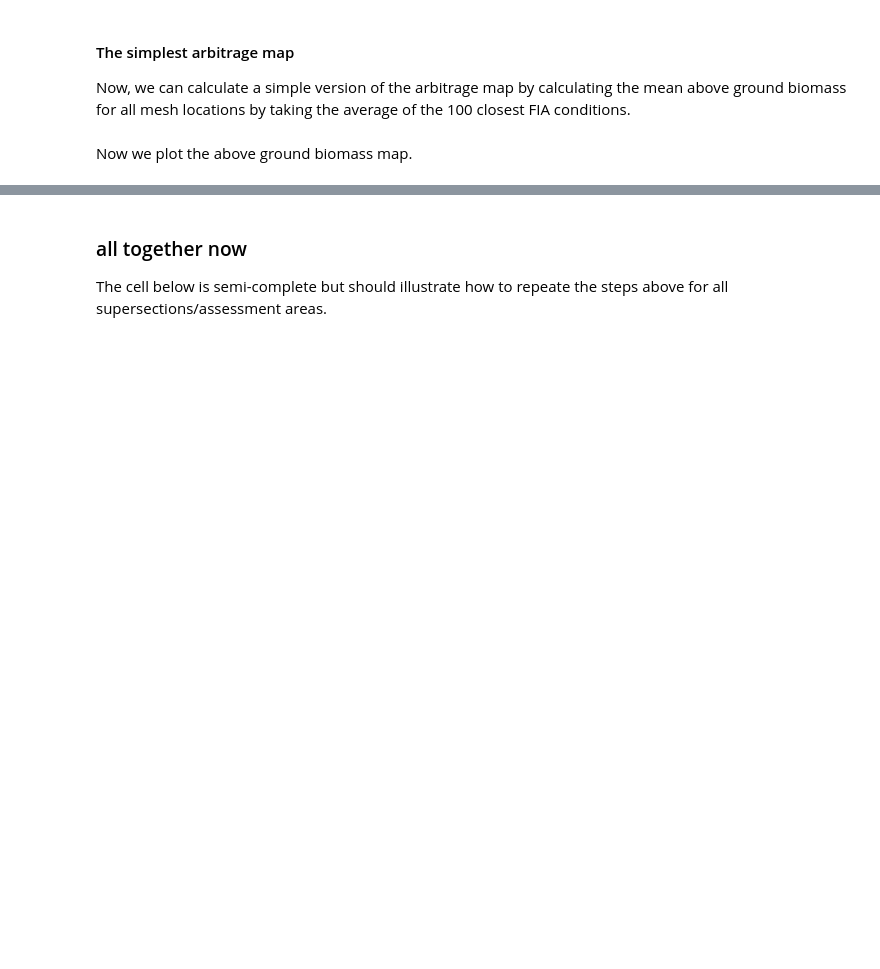
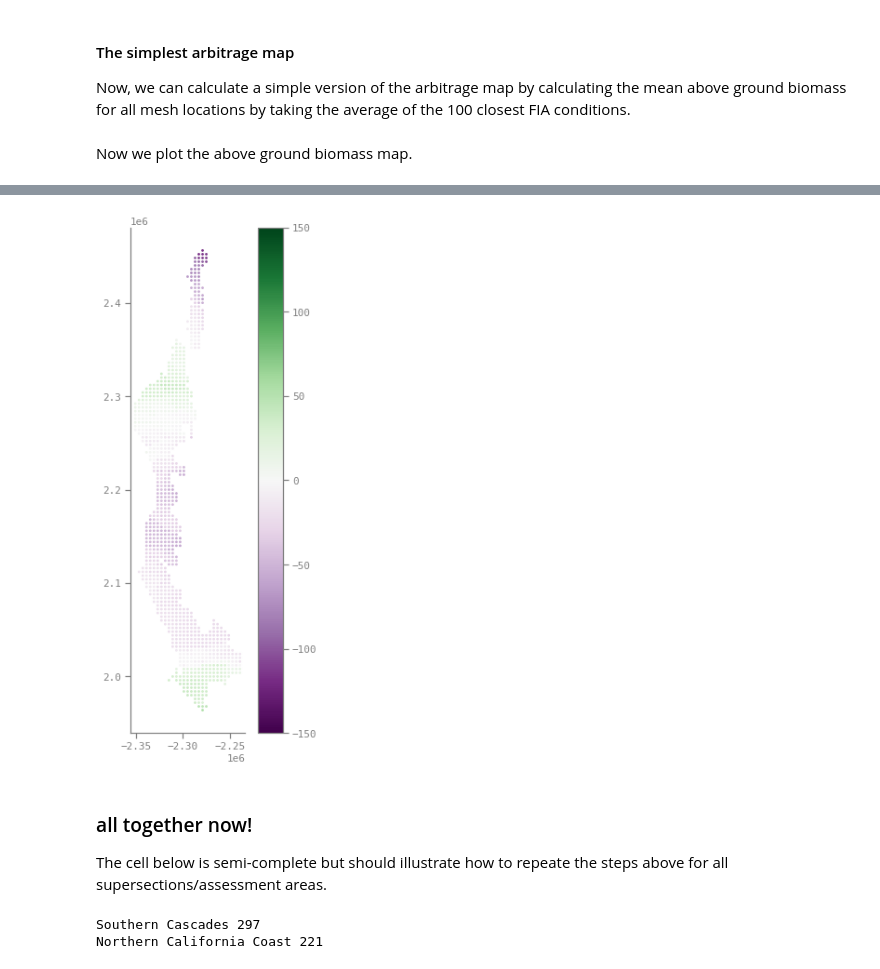
Before and after one commit to carbonplan/forest-offsets, a Jupyter notebook: notebooks/geographic_arbitrage.ipynb, the cells around one changed output, grey strips where cells are left out. Cells and saved outputs as stored; diff of their text form; code cells hidden in the pictures; blank space fills up the shorter version.

Commit message:
update geographic arbitrage to include fortype selection -- also make rough maps

```diff
--- a/notebooks/geographic_arbitrage.ipynb
+++ b/notebooks/geographic_arbitrage.ipynb
@@ -108,6 +240,9 @@ for p in supersection_mesh.geometry:
     inds = tree.query([xy], k=100, return_distance=False)[0]
     mean_agb.append(subset_df["adj_ag_biomass"].iloc[inds].mean())
 supersection_mesh["mean_agb"] = mean_agb
+# %%
+supersection_df = geopandas.clip(subset_df.reindex(), supersections.loc[[section_name]])
+supersection_mesh["mean_agb_diff"] = supersection_mesh["mean_agb"] - supersection_df["adj_ag_biomass"].mean()
 # %% [markdown]
 Now we plot the above ground biomass map.
 # %%
@@ -116,23 +253,40 @@ ax = supersection_mesh.plot("mean_agb", cmap="Greens", legend=True, ax=ax, marke
+# %%
+fig, ax = plt.subplots(figsize=(5, 10))
+ax = supersection_mesh.plot("mean_agb_diff", cmap="PRGn", legend=True, ax=ax, markersize=3, vmin=-150, vmax=150)
+# %% [output]
+[figure, added]
 # %% [markdown]
-### all together now
+### all together now!
 
 The cell below is semi-complete but should illustrate how to repeate the steps above for all
 supersections/assessment areas.
 # %%
-for supersection in supersections:
-    assessment_areas = ...
-    for assessment_area in assessment_areas:
+supersection_names = ['Southern Cascades', 'Northern California Coast']
+assessment_areas = [297, 221]
 
-        subset_df = ...  # e.g. df[df['forest_type'] < 400]
+fortype_dict = load_arb_fortypcds()
 
-        tree = KDTree(np.stack([subset_df.geometry.x.values, subset_df.geometry.y.values], axis=1))
+results = {}
+subsets = {}
 
-        supersection_mesh = geopandas.clip(mesh, supersections.loc[[supersection]])
+for supersection_name, aa_id in zip(supersection_names, assessment_areas):
+    print(supersection_name, aa_id)
 
-        mean_agb = []
-        for p in supersection_mesh.geometry:
-            xy = p.x, p.y
-            inds = tree.query([xy], k=100, return_distance=False)[0]
-            mean_agb.append(subset_df["adj_ag_biomass"].iloc[inds].mean())
+    subset_df = df[df['FORTYPCD'].isin(fortype_dict[aa_id])]
 
-        # add some logic to store/aggregate intermediate results
+    tree = KDTree(np.stack([subset_df.geometry.x.values, subset_df.geometry.y.values], axis=1))
+
+    supersection_mesh = geopandas.clip(mesh, supersections.loc[[supersection_name]])
+
+    mean_agb = []
+    for p in supersection_mesh.geometry:
+        xy = p.x, p.y
+        inds = tree.query([xy], k=100, return_distance=False)[0]
+        mean_agb.append(subset_df["adj_ag_biomass"].iloc[inds].mean())
+    supersection_mesh['mean_agb'] = mean_agb
+
+    results[supersection_name] = supersection_mesh
+    subsets[supersection_name] = subset_df
+# %% [output]
+Southern Cascades 297
+Northern California Coast 221
```
Also changed, not shown: parts of 14 cells of this notebook.
